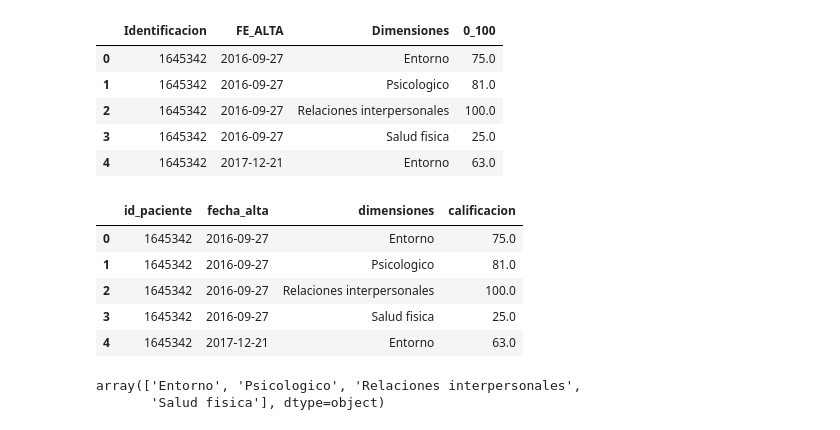
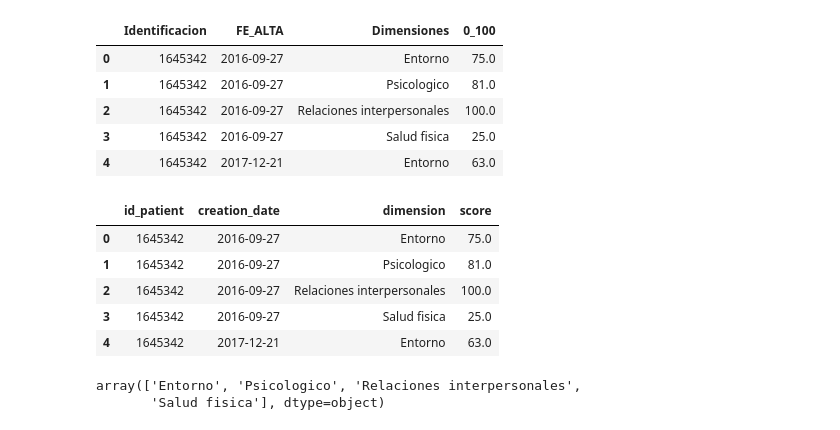
Before and after one commit to DS4A-T22/exploratory_data_analysis, a Jupyter notebook: EDA-Well-Being Index.ipynb, the cells around one changed output. Saved outputs shown, nothing was run; the diff lists cells and outputs as text; code cells hidden in the pictures.

```diff
--- a/EDA-Well-Being Index.ipynb
+++ b/EDA-Well-Being Index.ipynb
@@ -45,13 +45,14 @@ life_quality.head()
 # %%
 life_quality.columns = [col.lower() for col in life_quality.columns]
 life_quality.rename(columns={
-    'identificacion': 'id_paciente',
-    'fe_alta': 'fecha_alta',
-    '0_100': 'calificacion'
+    'identificacion': 'id_patient',
+    'fe_alta': 'creation_date',
+    'dimensiones': 'dimension',
+    '0_100': 'score'
 }, inplace=True)
 life_quality.head()
 # %% [output]
-|  | id_paciente | fecha_alta | dimensiones | calificacion |
+|  | id_patient | creation_date | dimension | score |
 | 0 | 1645342 | 2016-09-27 | Entorno | 75.0 |
 | 1 | 1645342 | 2016-09-27 | Psicologico | 81.0 |
 | 2 | 1645342 | 2016-09-27 | Relaciones interpersonales | 100.0 |
```
Also changed, not shown: parts of 14 cells of this notebook, 6 other files.
